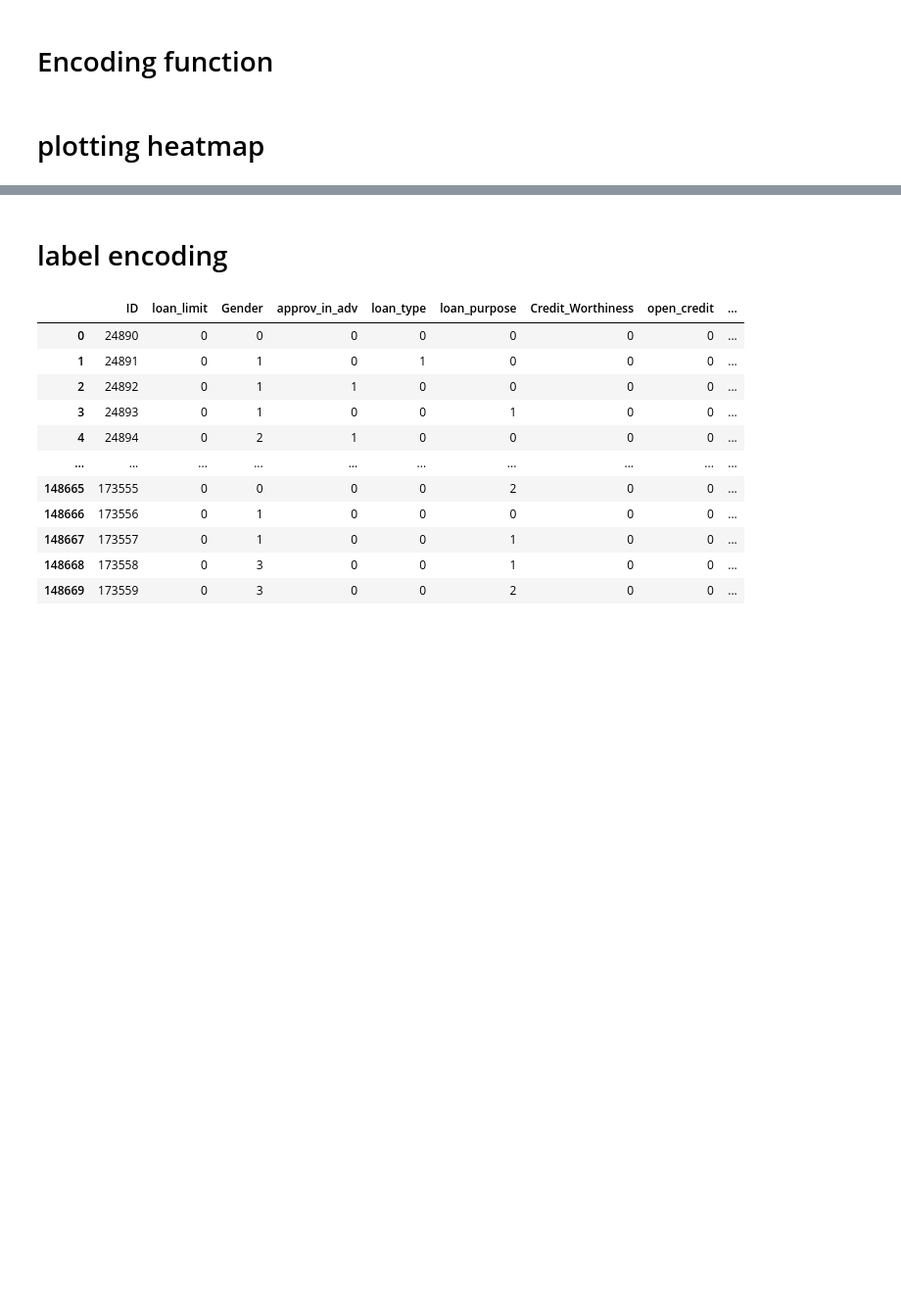
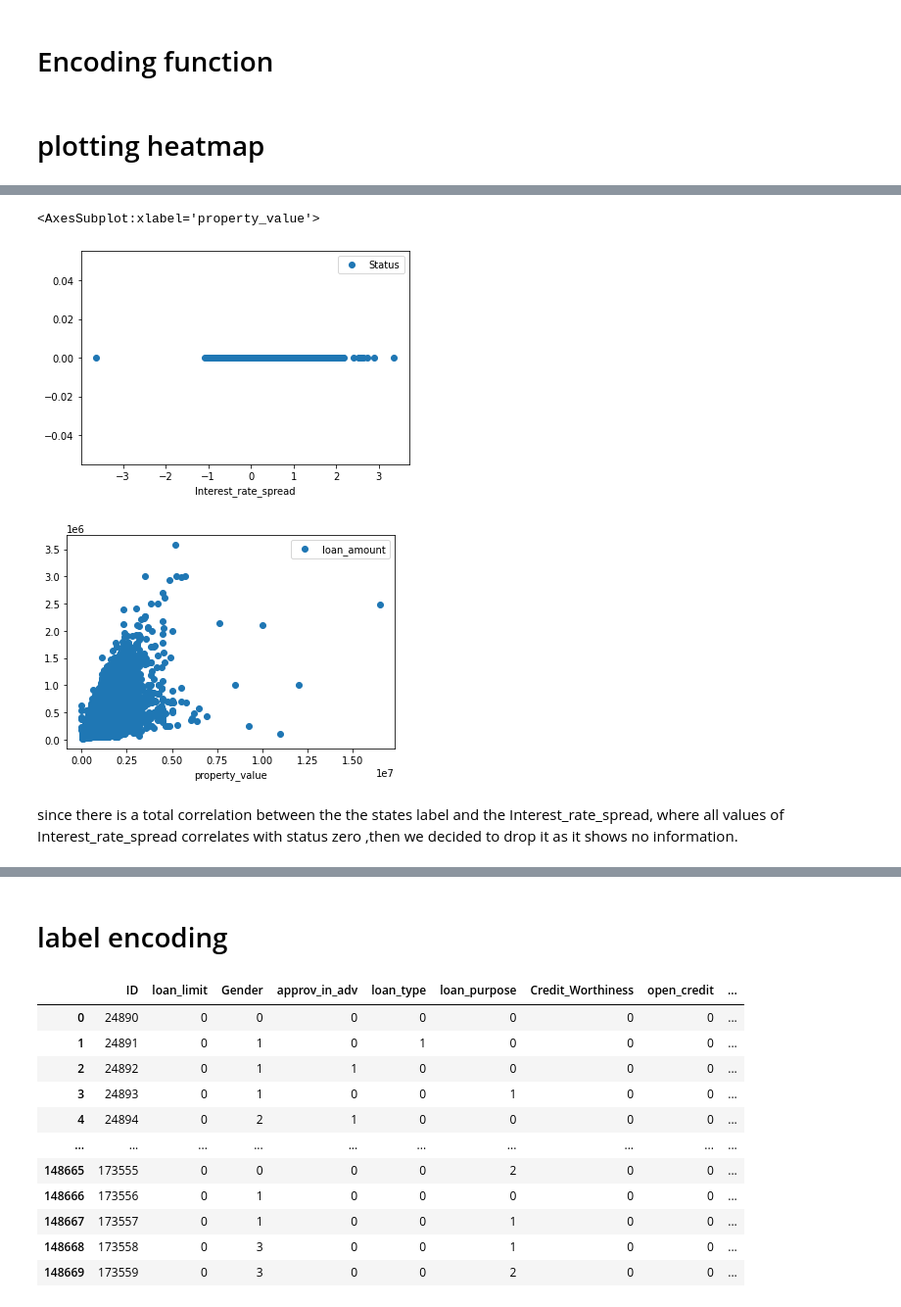
Before and after one commit to kanndil/Loan_Default_Predictor, a Jupyter notebook: code/cleaning.ipynb, the cells around one changed output, grey strips where cells are left out. Shown at 98% size. Cells and saved outputs as stored; diff of their text form; code cells hidden in the pictures; blank space fills up the shorter version.

```diff
--- a/code/cleaning.ipynb
+++ b/code/cleaning.ipynb
@@ -92,0 +94,11 @@ sns.heatmap(correlation, annot = True)
+# %%
+
+#plt.scatter(original_table['rate_of_interest'], original_table['Status'],)
+original_table.plot(x='Interest_rate_spread', y='Status', style='o')
+original_table.plot(x='property_value', y='loan_amount', style='o')
+# %% [output]
+<AxesSubplot:xlabel='property_value'>
+[figure, added]
+[figure, added]
+# %% [markdown]
+since there is a total correlation between the the states label and the Interest_rate_spread, where all values of Interest_rate_spread correlates with status zero ,then we decided to drop it as it shows no information.
```
Also changed, not shown: parts of 9 cells of this notebook.
